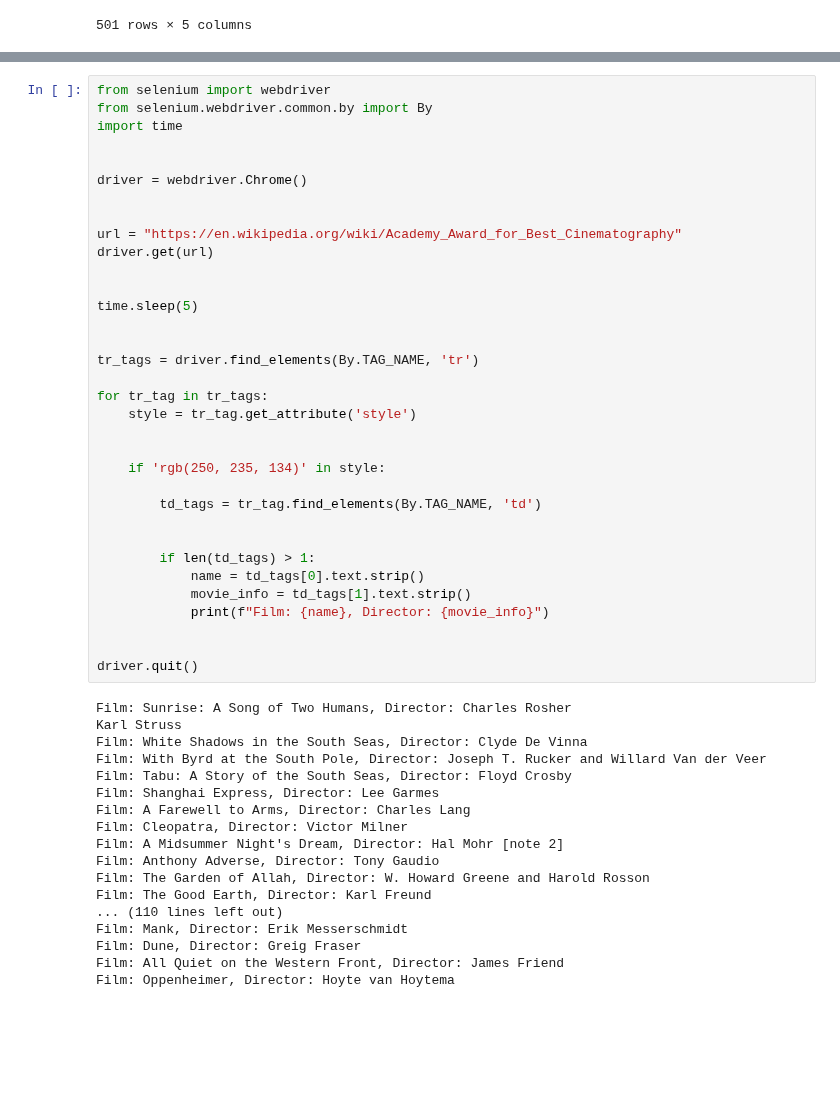
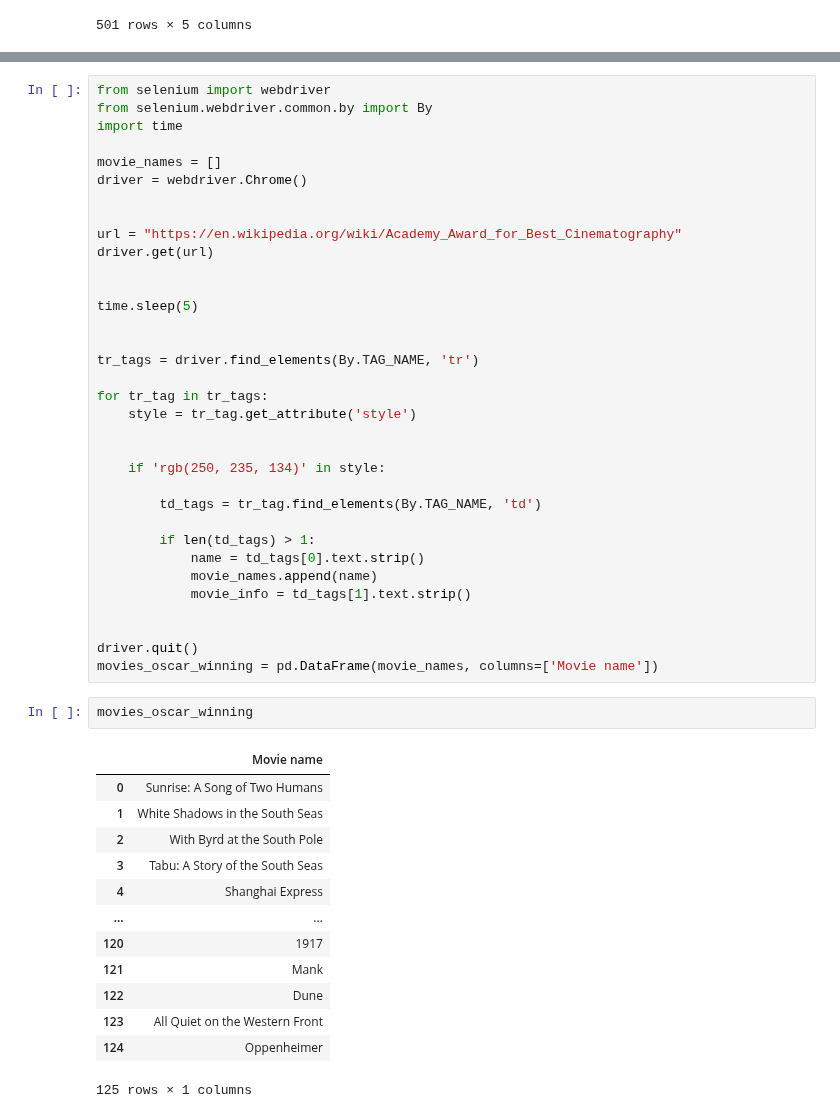
Before and after one commit to epfl-ada/ada-2024-project-5ds, a Jupyter notebook: cmu_dataset_loading.ipynb, the cells around one changed output, grey strips where cells are left out. Cells and saved outputs as stored; diff of their text form; blank space fills up the shorter version.

```diff
--- a/cmu_dataset_loading.ipynb
+++ b/cmu_dataset_loading.ipynb
@@ -253,7 +152,7 @@ from selenium import webdriver
 from selenium.webdriver.common.by import By
 import time
 
-
+movie_names = []
 driver = webdriver.Chrome()
 
 
@@ -274,29 +173,27 @@ for tr_tag in tr_tags:
 
         td_tags = tr_tag.find_elements(By.TAG_NAME, 'td')
 
-
         if len(td_tags) > 1:
             name = td_tags[0].text.strip()
+            movie_names.append(name)
             movie_info = td_tags[1].text.strip()
-            print(f"Film: {name}, Director: {movie_info}")
 
 
 driver.quit()
+movies_oscar_winning = pd.DataFrame(movie_names, columns=['Movie name'])
-# %% [output]
-Film: Sunrise: A Song of Two Humans, Director: Charles Rosher
-Karl Struss
-Film: White Shadows in the South Seas, Director: Clyde De Vinna
-Film: With Byrd at the South Pole, Director: Joseph T. Rucker and Willard Van der Veer
-Film: Tabu: A Story of the South Seas, Director: Floyd Crosby
-Film: Shanghai Express, Director: Lee Garmes
-Film: A Farewell to Arms, Director: Charles Lang
-Film: Cleopatra, Director: Victor Milner
-Film: A Midsummer Night's Dream, Director: Hal Mohr [note 2]
-Film: Anthony Adverse, Director: Tony Gaudio
-Film: The Garden of Allah, Director: W. Howard Greene and Harold Rosson
-Film: The Good Earth, Director: Karl Freund
-... (110 lines left out)
-Film: Mank, Director: Erik Messerschmidt
-Film: Dune, Director: Greig Fraser
-Film: All Quiet on the Western Front, Director: James Friend
-Film: Oppenheimer, Director: Hoyte van Hoytema
+# %%
+movies_oscar_winning
+# %% [output]
+|  | Movie name |
+| 0 | Sunrise: A Song of Two Humans |
+| 1 | White Shadows in the South Seas |
+| 2 | With Byrd at the South Pole |
+| 3 | Tabu: A Story of the South Seas |
+| 4 | Shanghai Express |
+| ... | ... |
+| 120 | 1917 |
+| 121 | Mank |
+| 122 | Dune |
+| 123 | All Quiet on the Western Front |
+| 124 | Oppenheimer |
+125 rows × 1 columns
```
Also changed, not shown: parts of 9 cells of this notebook.
